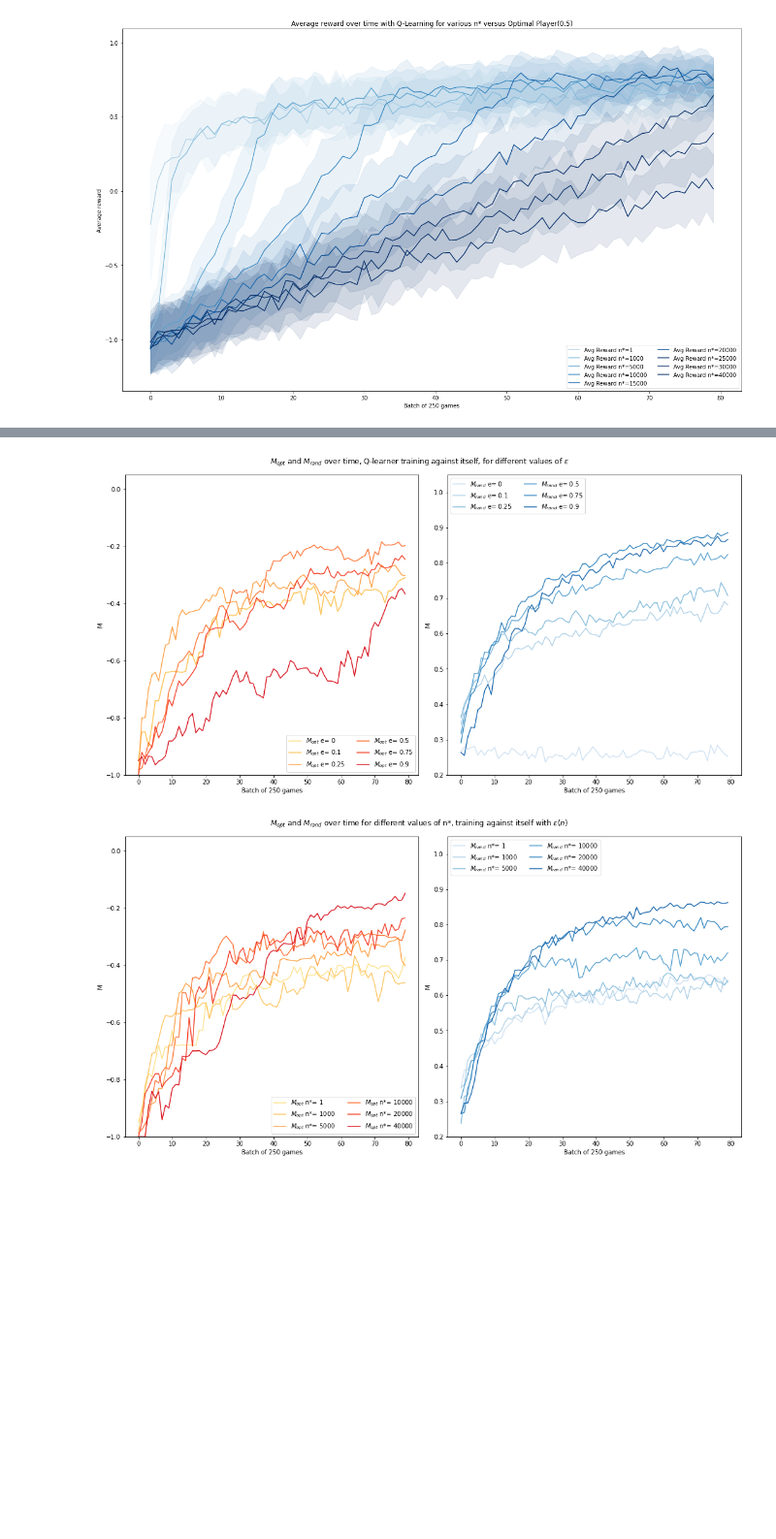
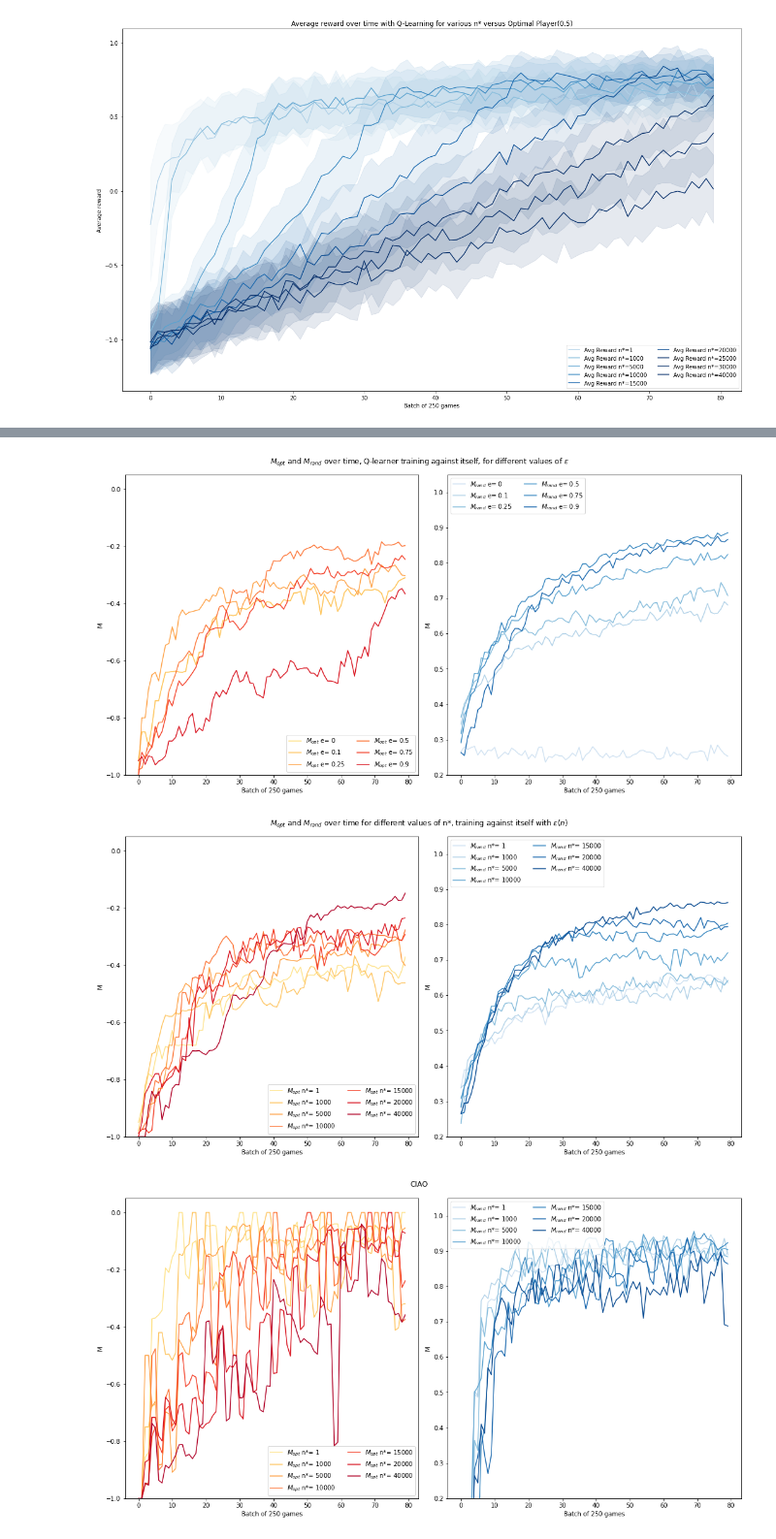
Before and after one commit to fraborg99/ANN---project, a Jupyter notebook: project/Graphs.ipynb, the cells around one changed output, grey strips where cells are left out. Shown at 97% size. Drawn from its saved outputs; the diff is of its cells as text; code cells hidden in the pictures; blank space fills up the shorter version.

```diff
--- a/project/Graphs.ipynb
+++ b/project/Graphs.ipynb
@@ -154,11 +154,11 @@ def graph(Q):
 # %%
 e_list = [0, 0.1, 0.25, 0.5, 0.75, 0.9]
 e_list_1 = [0, 0.1, 0.25, 0.5, 0.75, 1]
-n_list = [1,1000,5000,10000,20000,40000]
+n_list = [1,1000,5000,10000,15000,20000,40000]
 
-var_dict = {3: 'n', 4: 'e', 7: 'e', 8: 'n'}
-var_print_dict = {3: 'n*', 4: '$\epsilon_{opt}$', 7: 'e', 8: 'n*'}
-val_list_dict = {3: n_list, 4: e_list_1, 7: e_list, 8: n_list}
+var_dict = {3: 'n', 4: 'e', 7: 'e', 8: 'n', 13:'n'}
+var_print_dict = {3: 'n*', 4: '$\epsilon_{opt}$', 7: 'e', 8: 'n*', 13: 'n*'}
+val_list_dict = {3: n_list, 4: e_list_1, 7: e_list, 8: n_list, 13: n_list}
 
 # xlabel_dict = {3: 'Batch of 250 games'}
 # ylabel_dict = {3: 'M'}
@@ -167,8 +167,9 @@ val_list_dict = {3: n_list, 4: e_list_1, 7: e_list, 8: n_list}
 title_dict = {3: '$M_{opt}$ and $M_{rand}$ over time for different values of n*, training against Opt with $\epsilon(n)$, $\epsilon=0$ while testing',
              4: '$M_{opt}$ and $M_{rand}$ over time for different values of $\epsilon_{opt}$, n*=1',
              7: '$M_{opt}$ and $M_{rand}$ over time, Q-learner training against itself, for different values of $\epsilon$',
-             8: '$M_{opt}$ and $M_{rand}$ over time for different values of n*, training against itself with $\epsilon(n)$'}
+             8: '$M_{opt}$ and $M_{rand}$ over time for different values of n*, training against itself with $\epsilon(n)$',
+                13: 'CIAO'}
 
-for Q in [3,4, 7, 8]:
+for Q in [3,4, 7, 8, 13]:
     graph(Q)
 # %% [output]
@@ -176,3 +177,4 @@ for Q in [3,4, 7, 8]:
 [figure]
 [figure]
-[figure, old version]
+[figure, new version]
+[figure, added]
```
Also changed, not shown: parts of 15 cells of this notebook, 51 other files.
